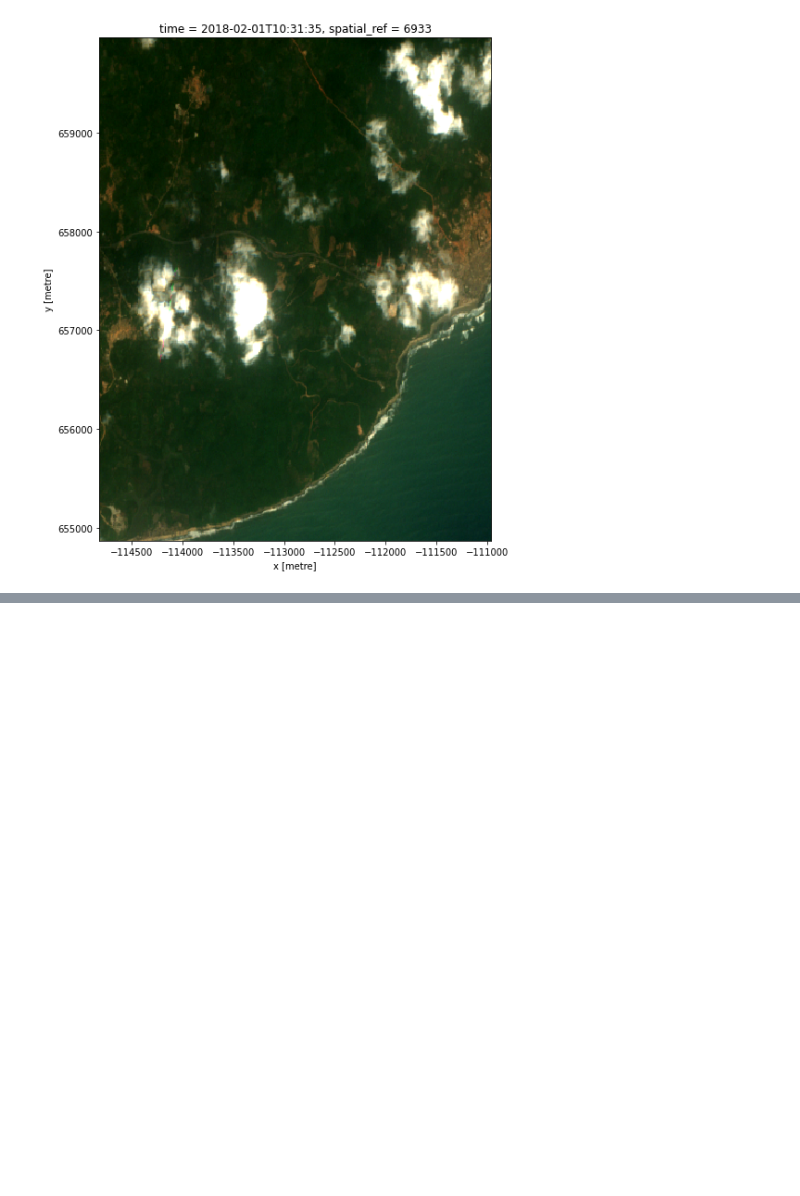
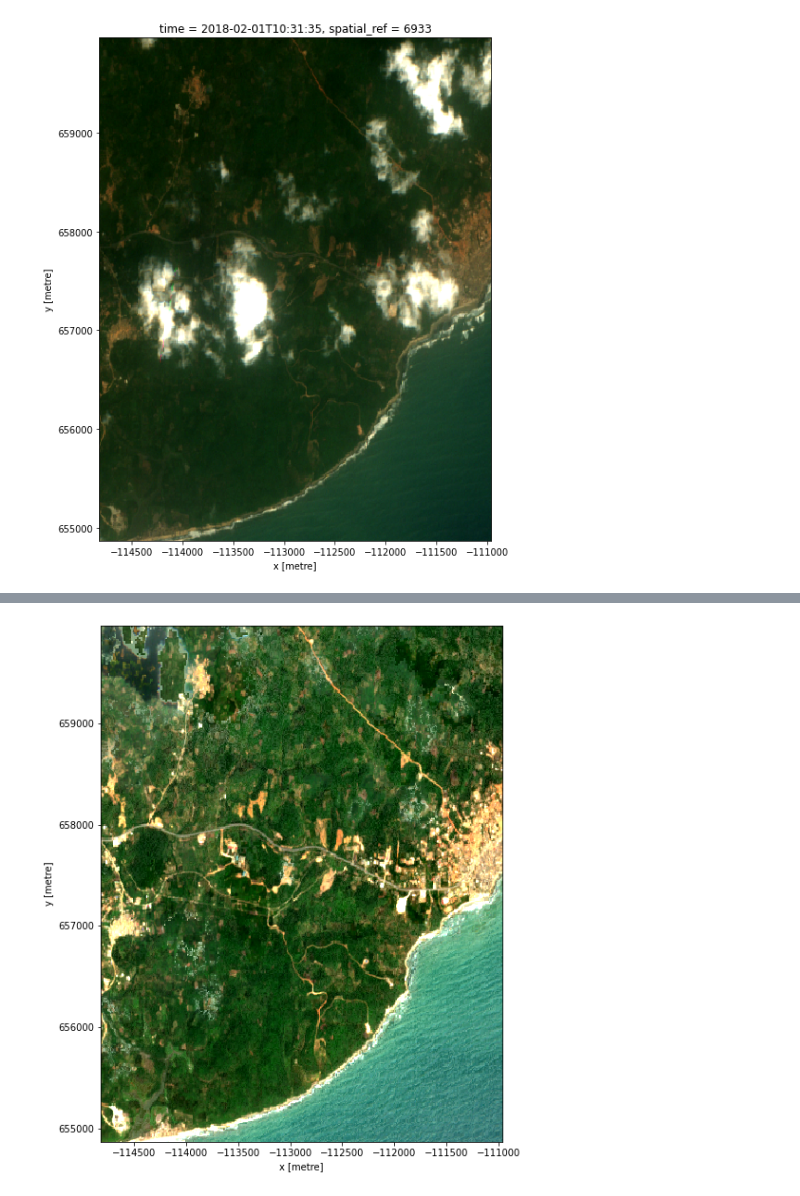
Before and after one commit to AdrianKriger/deafrica-sandbox-notebooks, a Jupyter notebook: Training/Geomedian_composite.ipynb, the cells around one changed output, grey strips where cells are left out. Cells and saved outputs as stored; diff of their text form; code cells hidden in the pictures; blank space fills up the shorter version.

```diff
--- a/Training/Geomedian_composite.ipynb
+++ b/Training/Geomedian_composite.ipynb
@@ -77,0 +149,6 @@ rgb(sentinel2_ds, bands=['red', 'green', 'blue'],
+# %%
+geomedian_composite = xr_geomedian(sentinel2_ds)
+# %%
+rgb(geomedian_composite, bands=['red', 'green', 'blue'], size=10)
+# %% [output]
+[figure, added]
```
Also changed, not shown: parts of 11 cells of this notebook.
